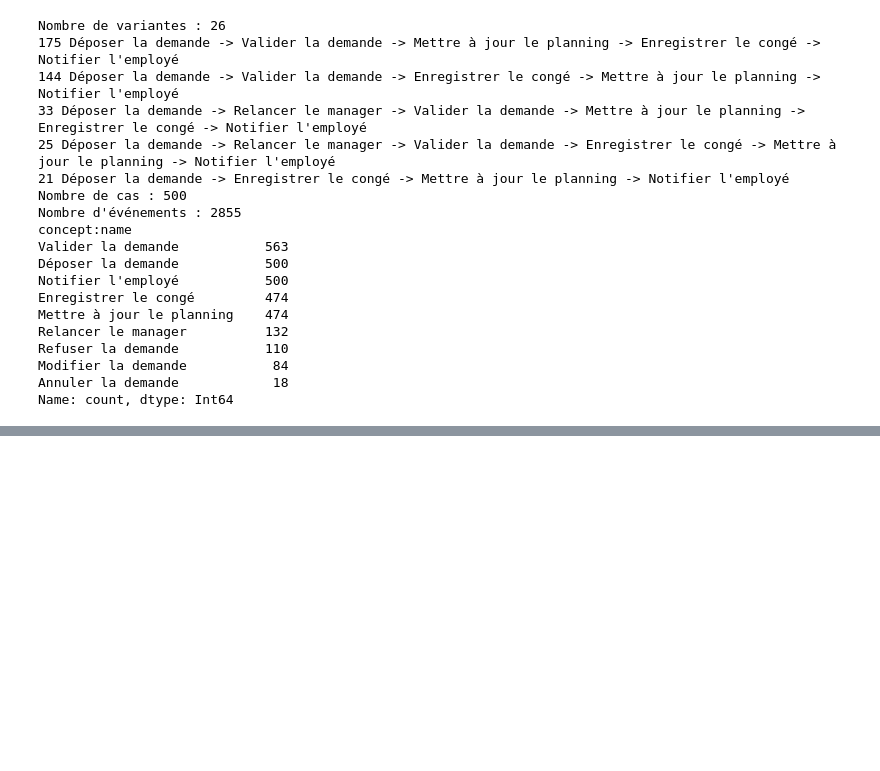
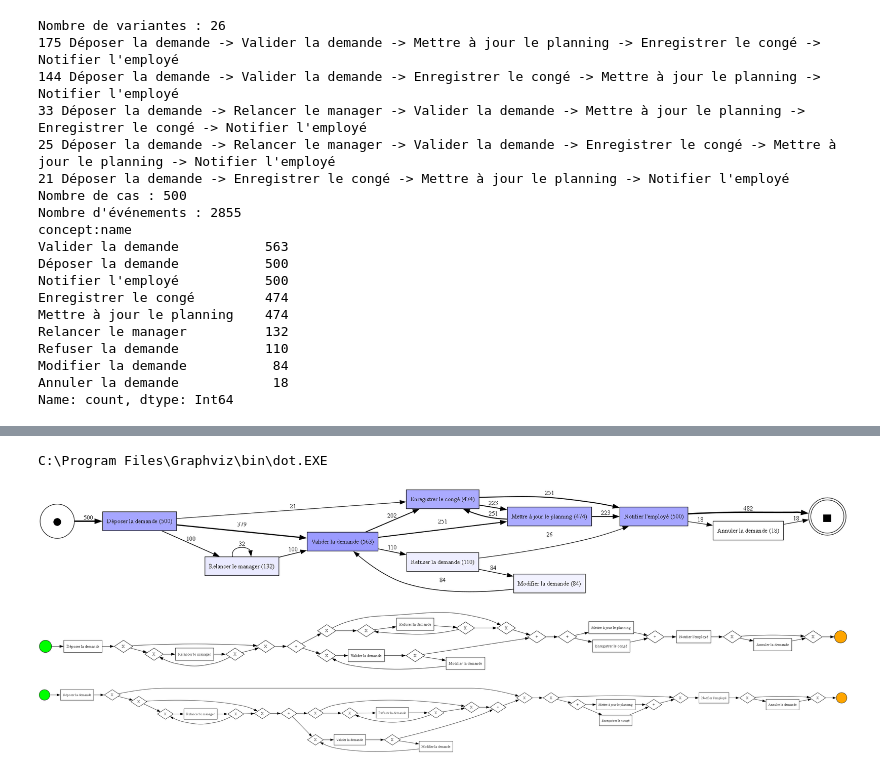
Before and after one commit to ED-DAMI/BPMN, a Jupyter notebook: notbooks/tp1.ipynb, the cells around one changed output, grey strips where cells are left out. Cells and saved outputs as stored; diff of their text form; code cells hidden in the pictures; blank space fills up the shorter version.

Commit message:
tp complet

```diff
--- a/notbooks/tp1.ipynb
+++ b/notbooks/tp1.ipynb
@@ -103,0 +96,36 @@ process_dfg.html
+# %%
+import os
+import shutil
+os.environ["PATH"] = (
+    r"C:\Program Files\Graphviz\bin"
+    + os.pathsep
+    + os.environ["PATH"]
+)
+
+# Vérifier que Python trouve dot.exe
+print(shutil.which("dot"))
+dfg, debuts, fins = pm4py.discover_dfg(df)
+
+# Afficher le graphe
+pm4py.view_dfg(dfg, debuts, fins)
+# %% [output]
+C:\Program Files\Graphviz\bin\dot.EXE
+[figure, added]
+# %%
+bpmn_filtre = pm4py.discover_bpmn_inductive(
+    df,
+    noise_threshold=0.2
+)
+
+pm4py.view_bpmn(bpmn_filtre)
+# %% [output]
+[figure, added]
+# %%
+bpmn_complet = pm4py.discover_bpmn_inductive(
+    df,
+    noise_threshold=0.0
+)
+
+pm4py.view_bpmn(bpmn_complet)
+# %% [output]
+[figure, added]
```
Also changed, not shown: parts of 25 cells of this notebook.
